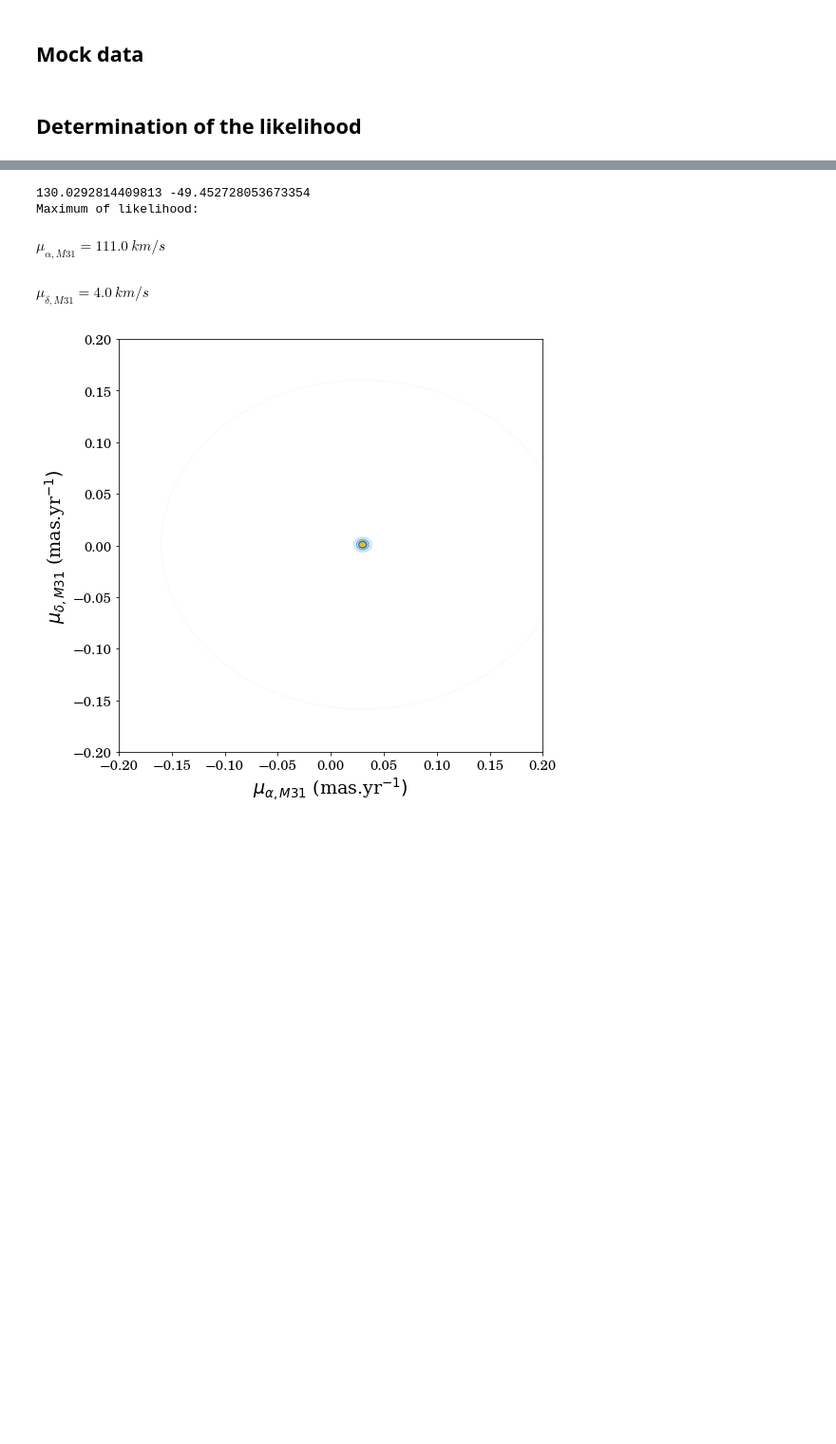
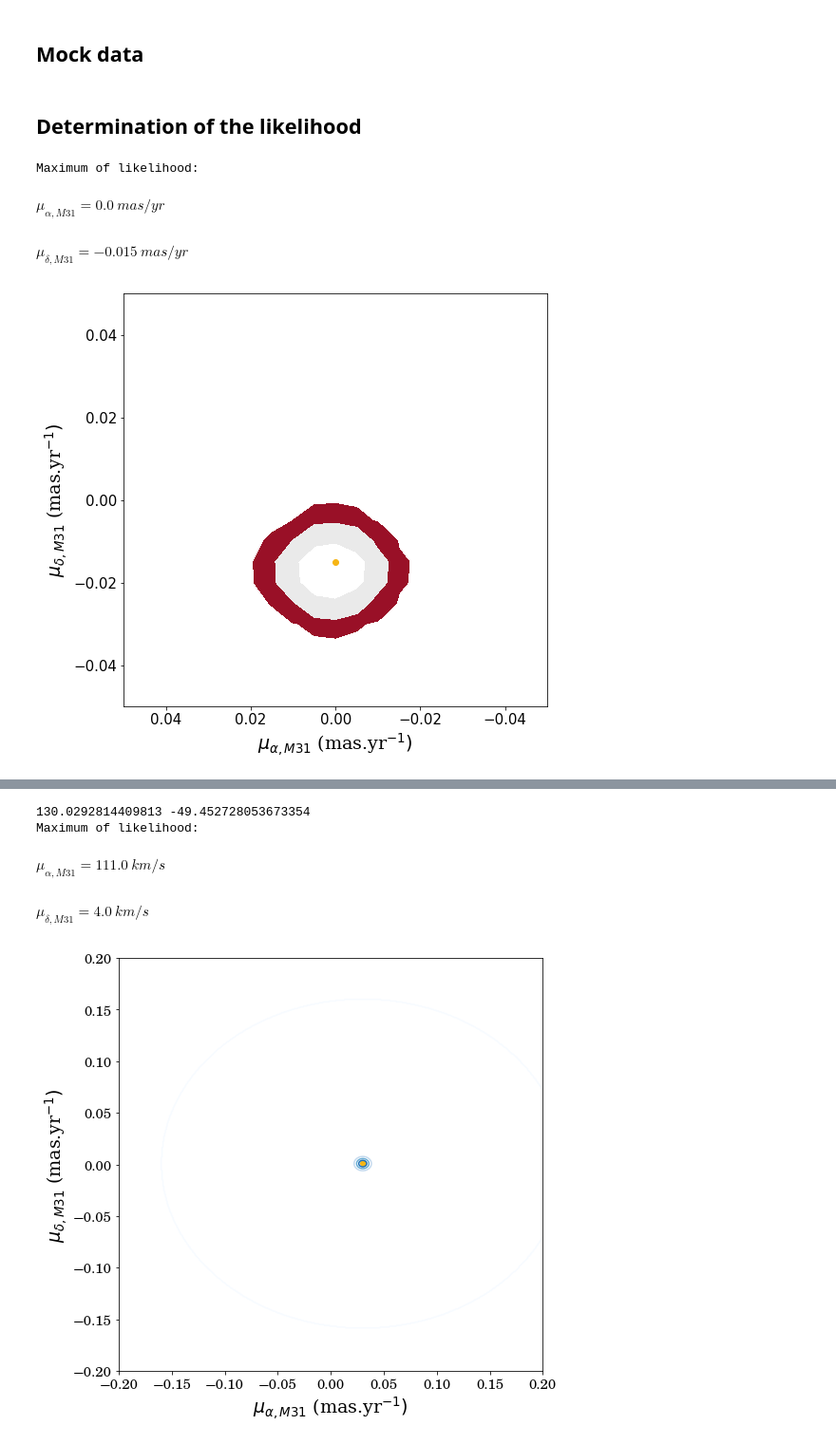
Before and after one commit to SamuelLimbo/AndromedaProperMotion, a Jupyter notebook: Likelihood.ipynb, the cells around one changed output, grey strips where cells are left out. Shown at 95% size. Cells and saved outputs as stored; diff of their text form; code cells hidden in the pictures; blank space fills up the shorter version.

```diff
--- a/Likelihood.ipynb
+++ b/Likelihood.ipynb
@@ -234,8 +235,10 @@ def MockData(GaiaData, ModelData):
     vel_ra, vel_dec = [], []
 
     #Modelling the bulk motion
-    random_ra_bulk  = np.random.normal(0, 0.075, 1)
-    random_dec_bulk = np.random.normal(0, 0.075, 1)
+    #random_ra_bulk  = np.random.normal(0, 0.075, 1)
+    #random_dec_bulk = np.random.normal(0, 0.075, 1)
+    random_ra_bulk  = [0]
+    random_dec_bulk = [0]
 
     #Modelling the error on the proper motion
     for i in range(len(GaiaData[0])):
@@ -245,7 +248,7 @@ def MockData(GaiaData, ModelData):
         vel_ra.append(ModelData[0][i] + random_ra_bulk[0] + random_ra_error[0])
         vel_dec.append(ModelData[1][i] + random_dec_bulk[0] + random_dec_error[0])
 
-    print(random_ra_bulk[0]*3690.76, random_dec_bulk[0]*3690.76)
+    #print(random_ra_bulk[0]*3690.76, random_dec_bulk[0]*3690.76)
 
     return [vel_ra, vel_dec]
 # %% [markdown]
@@ -344 +339,12 @@ class LikelihooD():
         plt.show()
+# %%
+Test    = MockData(GaiaDataBlue, ModelDataBlue)
+ObjLike = LikelihooD(21, GaiaDataBlue, ModelDataBlue, Test, "RdGy")
+Answer  = ObjLike.Execute()
+# %%
+ObjLike.PrintPlot()
+# %% [output]
+Maximum of likelihood:
+$\displaystyle \mu_{\alpha, M31} = 0.0\ mas/yr$
+$\displaystyle \mu_{\delta, M31} = -0.015\ mas/yr$
+[figure, added]
```
Also changed, not shown: parts of 7 cells of this notebook.
